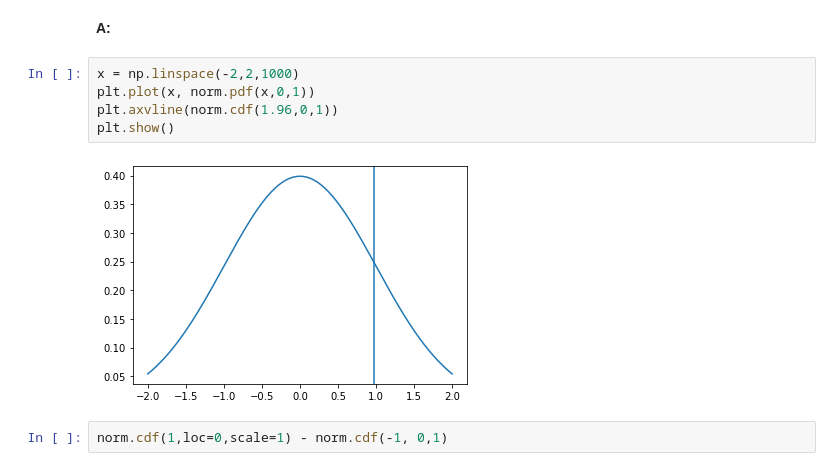
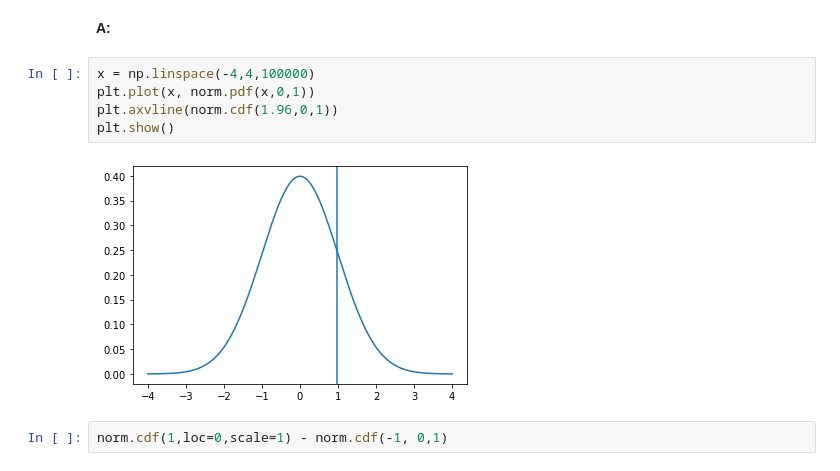
Before and after one commit to shai1esh03/ML-Algorithms-Projects, a Jupyter notebook: Frequentist Case Study/Frequentist Inference Case Study - Part A (3).ipynb, the cells around one changed output. Cells and saved outputs as stored; diff of their text form.

```diff
--- a/Frequentist Case Study/Frequentist Inference Case Study - Part A (3).ipynb
+++ b/Frequentist Case Study/Frequentist Inference Case Study - Part A (3).ipynb
@@ -291,12 +291,12 @@ __Q12:__ Use the cdf() function to answer the question above again and verify yo
 # %% [markdown]
 __A:__
 # %%
-x = np.linspace(-2,2,1000)
+x = np.linspace(-4,4,100000)
 plt.plot(x, norm.pdf(x,0,1))
 plt.axvline(norm.cdf(1.96,0,1))
 plt.show()
 # %% [output]
-[figure, old version]
+[figure, new version]
 # %%
 norm.cdf(1,loc=0,scale=1) - norm.cdf(-1, 0,1)
 # %% [output]
```
Also changed, not shown: parts of 12 cells of this notebook.
